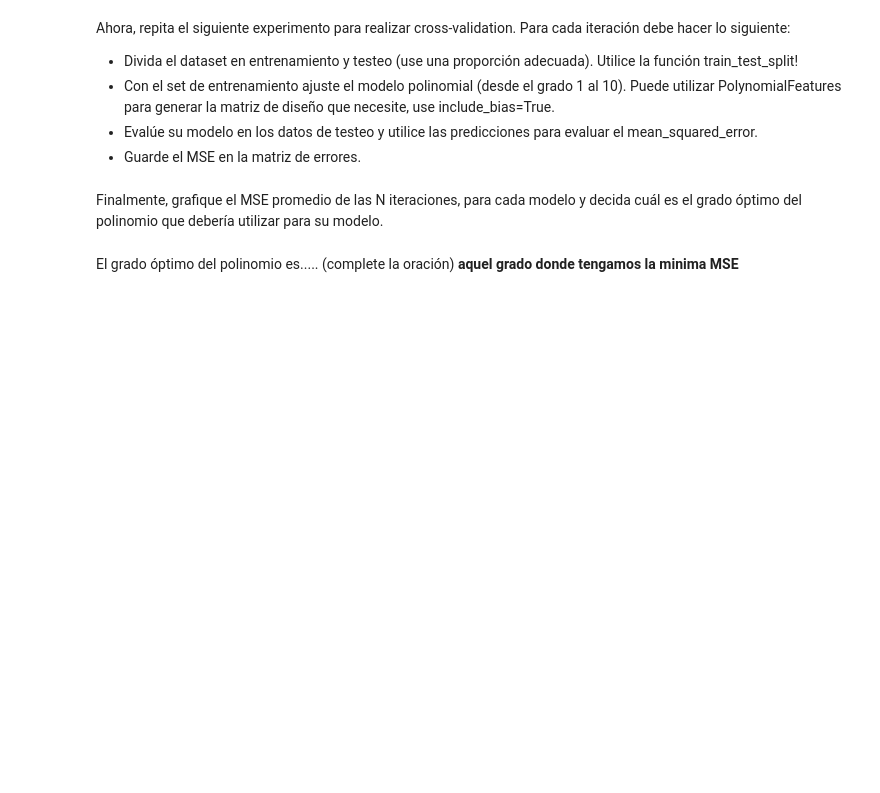
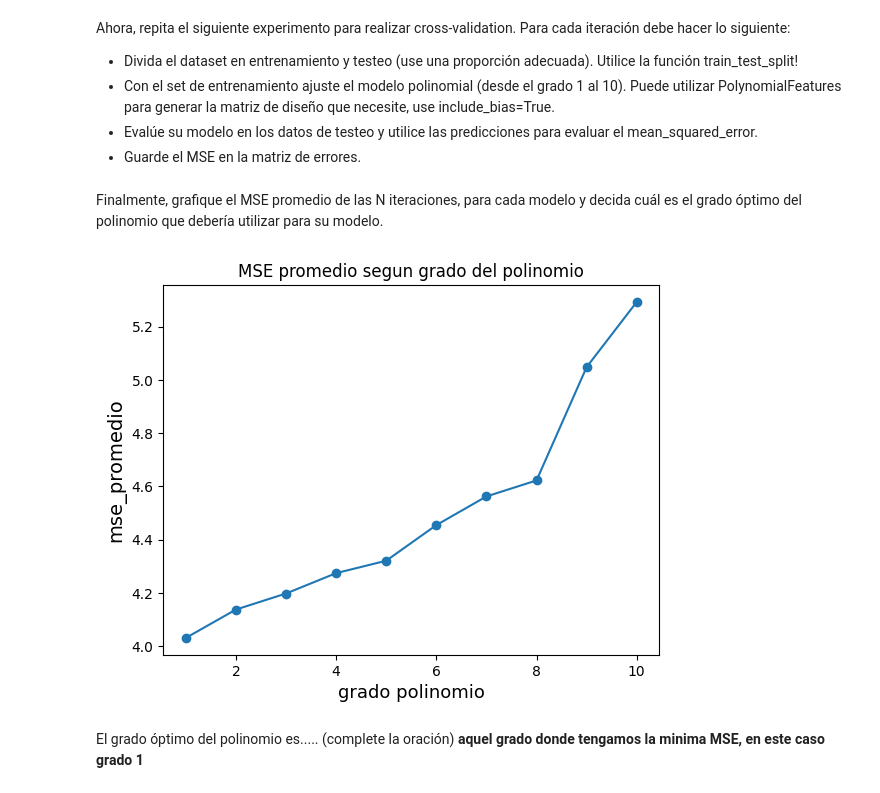
Before and after one commit to benjaaamin-waaa/Tarea-3, a Jupyter notebook: Tarea3.ipynb, the cells around one changed output. Saved outputs shown, nothing was run; the diff lists cells and outputs as text; code cells hidden in the pictures; blank space fills up the shorter version.

```diff
--- a/Tarea3.ipynb
+++ b/Tarea3.ipynb
@@ -319,5 +332,15 @@ Finalmente, grafique el MSE promedio de las N iteraciones, para cada modelo y de
 # %%
 # Note que para calcular el promedio pedido puede utilizar np.mean(errores_modelos, axis=1) ¿qué hace el parámetro axis=1?
 # Añada su gráfico.
+mse_promedio = np.mean(errores_modelos,axis=1)#colocamos la funcion pedida, donde axis=1 hace que calculemos el promedio para las filas de la matriz que creamos antes
+
+#hacemos el grafico
+plt.plot(range(1,11),mse_promedio,'o-')
+plt.xlabel('grado polinomio', fontsize=13)
+plt.ylabel('mse_promedio', fontsize=14)
+plt.title('MSE promedio segun grado del polinomio')
+plt.show()
+# %% [output]
+[figure, added]
 # %% [markdown]
-El grado óptimo del polinomio es..... (complete la oración) **aquel grado donde tengamos la minima MSE**
+El grado óptimo del polinomio es..... (complete la oración) **aquel grado donde tengamos la minima MSE, en este caso grado 1**
```
Also changed, not shown: parts of 4 cells of this notebook.
